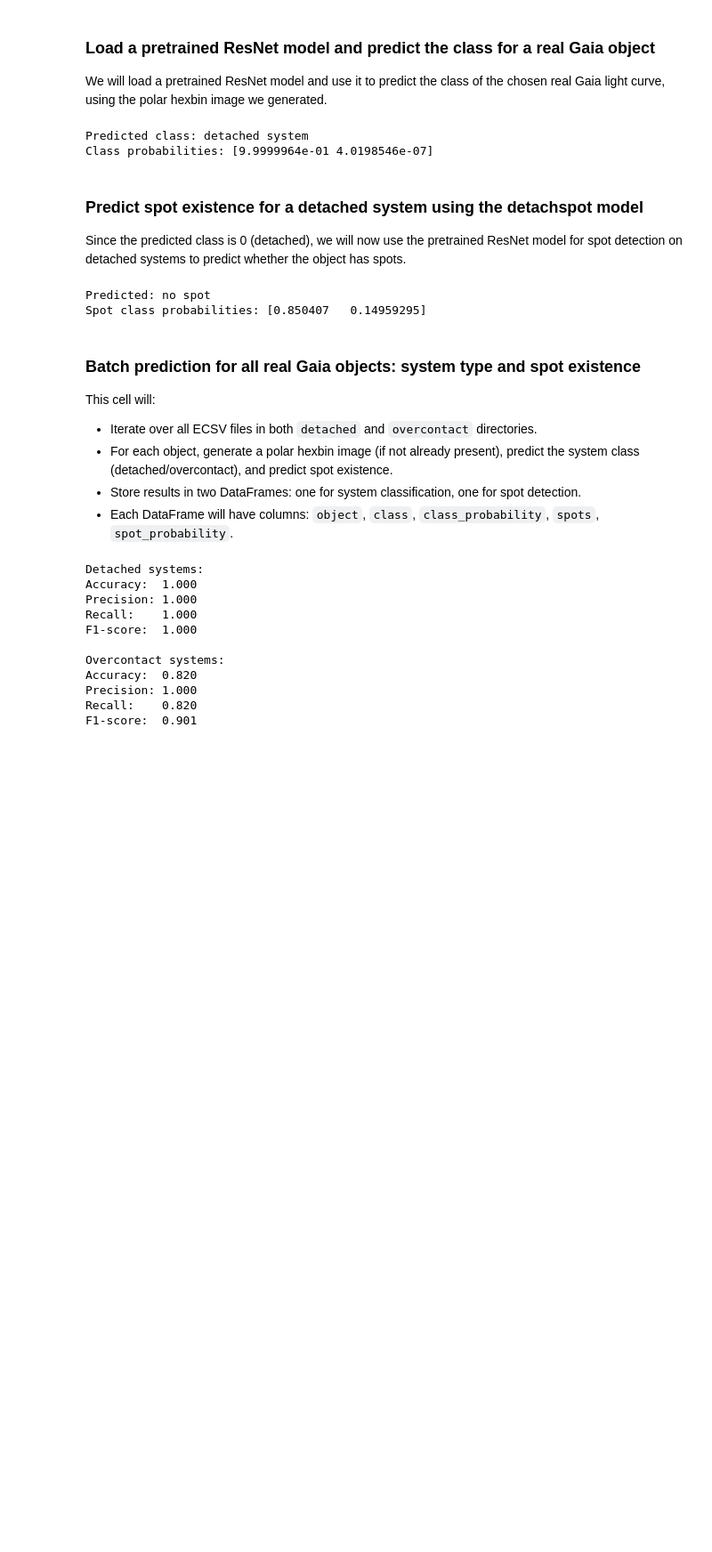
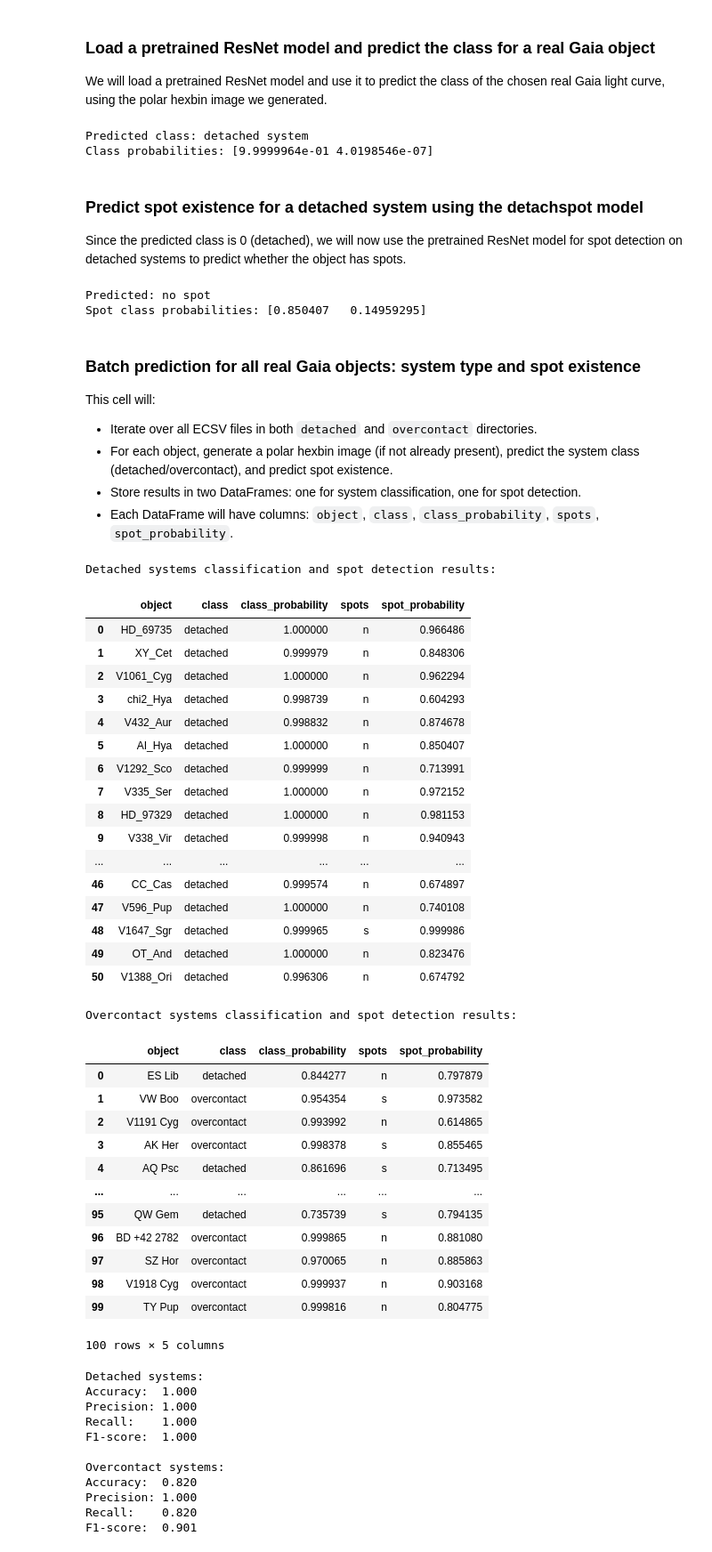
Before and after one commit to astroupjs/EBML, a Jupyter notebook: notebooks/tutorial_to_predict_real_data.ipynb, the cells around one changed output. Shown: that part at 89% size. Cells and saved outputs as stored; diff of their text form; code cells hidden in the pictures; blank space fills up the shorter version.

```diff
--- a/notebooks/tutorial_to_predict_real_data.ipynb
+++ b/notebooks/tutorial_to_predict_real_data.ipynb
@@ -25,7 +27,7 @@ Let's load a real Gaia light curve in ECSV format using Astropy's Table. This wi
 from astropy.table import Table
 
 # Example file path (update as needed|)
-ecvs_path = '../data/gaia_real_data/detached/AI_Hya_3077483709857255808_p.ecvs'
+ecvs_path = '../data/gaia_real_lc/detached/AI_Hya_3077483709857255808_p.ecvs'
 
 table = Table.read(ecvs_path, format='ascii.ecsv')
 display(table)
@@ -87,6 +89,6 @@ sys.path.append('../scripts')
 from make_polar_hexbin_images import create_polar_hexbin_from_ecsv
 
 # Use the same ECSV file as before
-image_path = create_polar_hexbin_from_ecsv(ecvs_path, out_dir="../data/gaia_real_data/detached/")
+image_path = create_polar_hexbin_from_ecsv(ecvs_path, out_dir="../data/")
 print(f"Saved polar hexbin image: {image_path}")
 # %% [output]
@@ -174,7 +178,7 @@ detachspot_model = load_resnet_model(detachspot_model_path, num_classes=2)
 overspot_model = load_resnet_model(overspot_model_path, num_classes=2)
 
 # Directories
-base_dir = '../data/gaia_real_data'
+base_dir = '../data/gaia_real_lc'
 dirs = ['detached', 'overcontact']
 
 detached_results = []
@@ -227,6 +231,46 @@ for system_type in dirs:
     # Create DataFrames
     df_detached = pd.DataFrame(detached_results)
     df_overcontact = pd.DataFrame(overcontact_results)
+# %%
+# Display the created DataFrames for batch predictions
+print("Detached systems classification and spot detection results:")
+display(df_detached)
+
+print("\nOvercontact systems classification and spot detection results:")
+display(df_overcontact)
+# %% [output]
+Detached systems classification and spot detection results:
+|  | object | class | class_probability | spots | spot_probability |
+| 0 | HD_69735 | detached | 1.000000 | n | 0.966486 |
+| 1 | XY_Cet | detached | 0.999979 | n | 0.848306 |
+| 2 | V1061_Cyg | detached | 1.000000 | n | 0.962294 |
+| 3 | chi2_Hya | detached | 0.998739 | n | 0.604293 |
+| 4 | V432_Aur | detached | 0.998832 | n | 0.874678 |
+| 5 | AI_Hya | detached | 1.000000 | n | 0.850407 |
+| 6 | V1292_Sco | detached | 0.999999 | n | 0.713991 |
+| 7 | V335_Ser | detached | 1.000000 | n | 0.972152 |
+| 8 | HD_97329 | detached | 1.000000 | n | 0.981153 |
+| 9 | V338_Vir | detached | 0.999998 | n | 0.940943 |
+| ... | ... | ... | ... | ... | ... |
+| 46 | CC_Cas | detached | 0.999574 | n | 0.674897 |
+| 47 | V596_Pup | detached | 1.000000 | n | 0.740108 |
+| 48 | V1647_Sgr | detached | 0.999965 | s | 0.999986 |
+| 49 | OT_And | detached | 1.000000 | n | 0.823476 |
+| 50 | V1388_Ori | detached | 0.996306 | n | 0.674792 |
+Overcontact systems classification and spot detection results:
+|  | object | class | class_probability | spots | spot_probability |
+| 0 | ES Lib | detached | 0.844277 | n | 0.797879 |
+| 1 | VW Boo | overcontact | 0.954354 | s | 0.973582 |
+| 2 | V1191 Cyg | overcontact | 0.993992 | n | 0.614865 |
+| 3 | AK Her | overcontact | 0.998378 | s | 0.855465 |
+| 4 | AQ Psc | detached | 0.861696 | s | 0.713495 |
+| ... | ... | ... | ... | ... | ... |
+| 95 | QW Gem | detached | 0.735739 | s | 0.794135 |
+| 96 | BD +42 2782 | overcontact | 0.999865 | n | 0.881080 |
+| 97 | SZ Hor | overcontact | 0.970065 | n | 0.885863 |
+| 98 | V1918 Cyg | overcontact | 0.999937 | n | 0.903168 |
+| 99 | TY Pup | overcontact | 0.999816 | n | 0.804775 |
+100 rows × 5 columns
 # %%
 from sklearn.metrics import accuracy_score, precision_score, recall_score, f1_score
 
```
Also changed, not shown: parts of 4 cells of this notebook, 5 other files.
